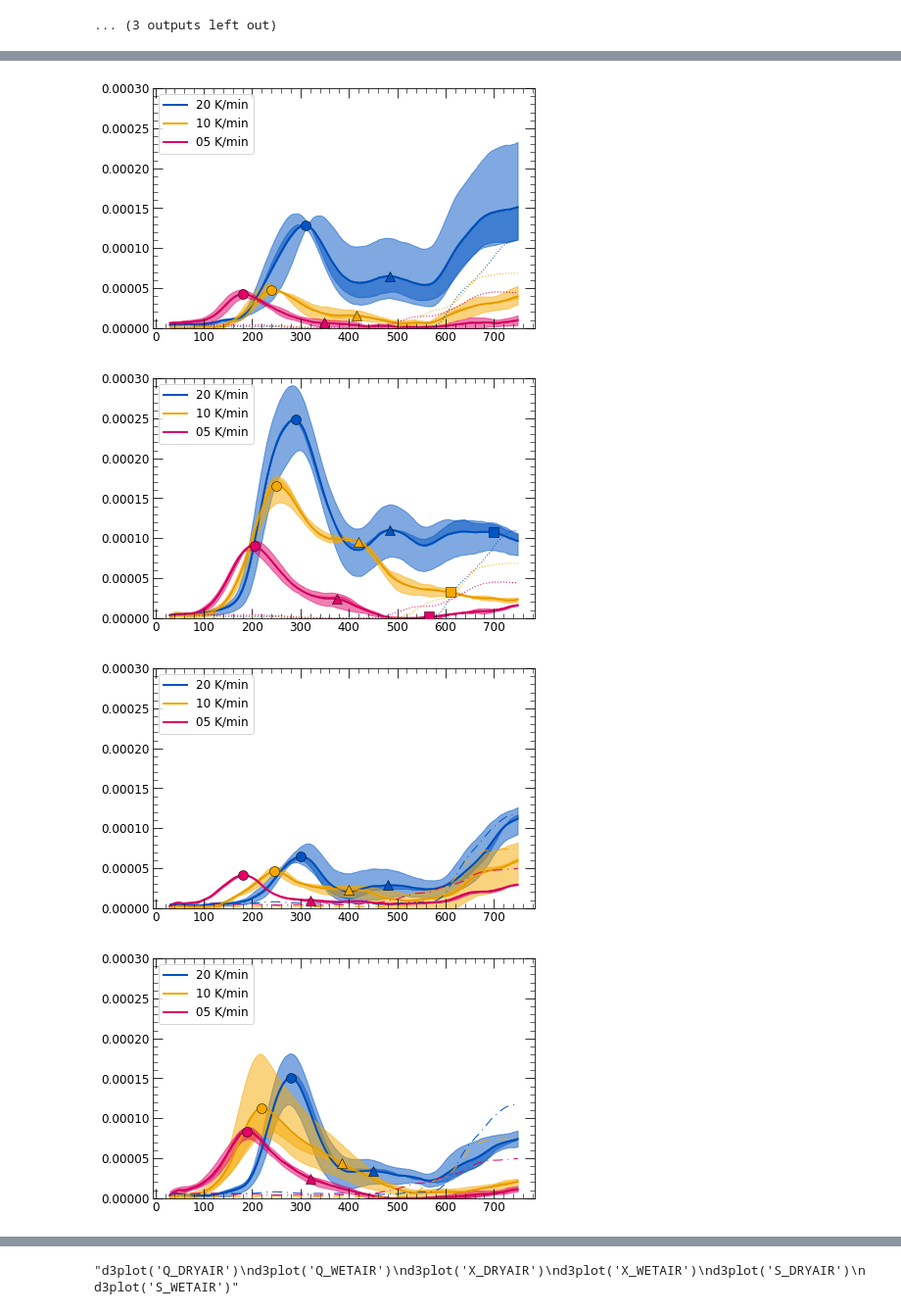
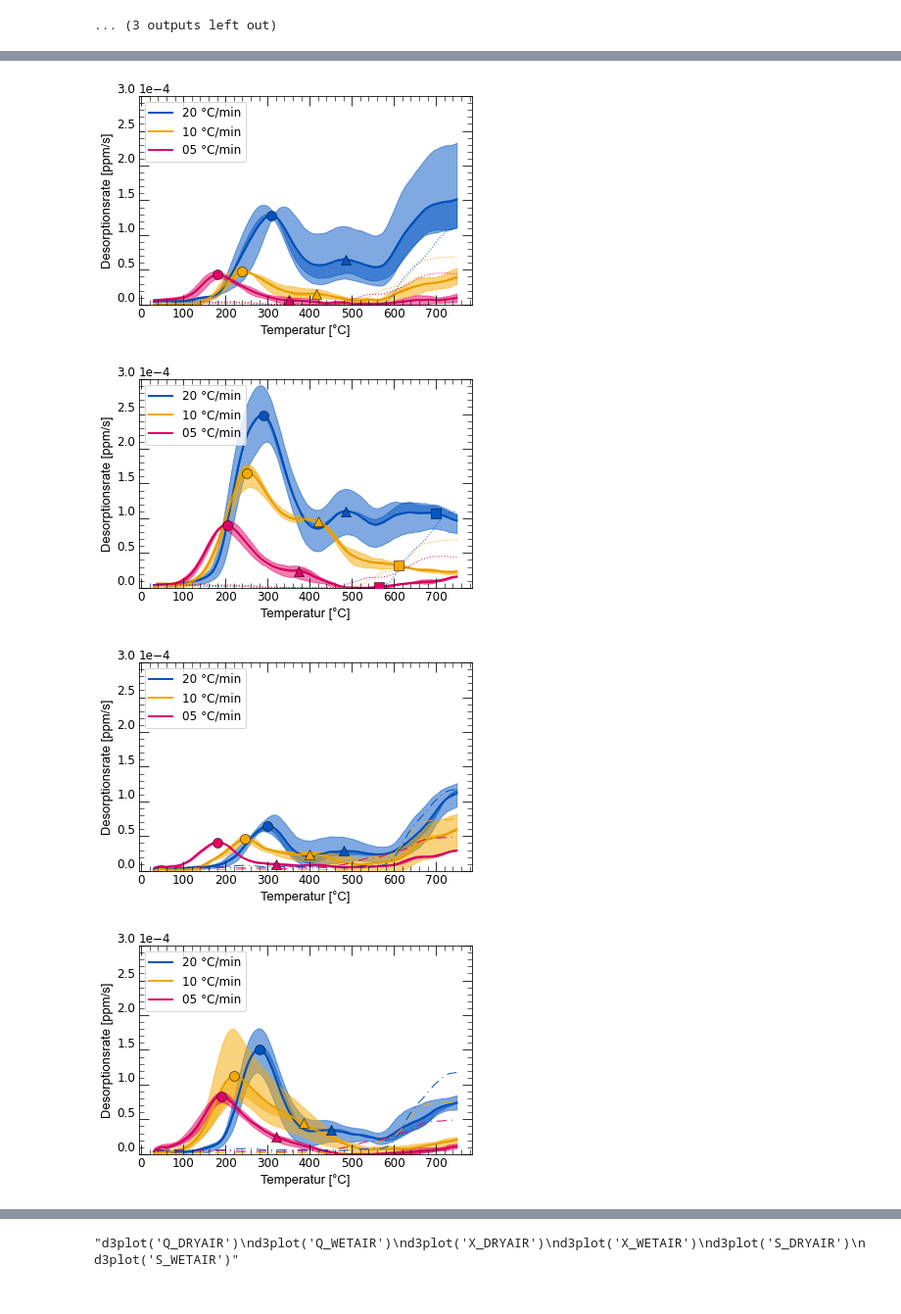
Before and after one commit to KMDE-10/HYDROGEN, a Jupyter notebook: 2020-11_HYDROGEN.ipynb, the cells around one changed output, grey strips where cells are left out. Shown at 98% size. Drawn from its saved outputs; the diff is of its cells as text; code cells hidden in the pictures.

```diff
--- a/2020-11_HYDROGEN.ipynb
+++ b/2020-11_HYDROGEN.ipynb
@@ -992,8 +995,10 @@ def d3plot_mat(type:str)-> None:
     fig.savefig(savename)
 # %%
+import matplotlib.ticker as mtick
 def groupplot(type: str) -> None:
     plt.style.use('C:\\Users\\maede\\.matplotlib\\diss_martin_general.mplstyle')
-    fig,ax = plt.subplots()
+    fig=plt.figure()
+    ax=fig.add_axes([0.132,0.125,0.75,0.75])
     l=['H','M','L']
     stylemap={'Q':':','X':'-.','S':'--'}
     for c in l:
@@ -1005,7 +1010,7 @@ def groupplot(type: str) -> None:
 
         color={'H':'#0054c3','M':'#F6A800','L':'#E30066'}
         depth={'H':0.01,'M':0.005,'L':0.0025}
-        label={'H':'20 K/min','M':'10 K/min','L':'05 K/min'}
+        label={'H':'20 °C/min','M':'10 °C/min','L':'05 °C/min'}
         ax.plot(xs, ys, lw=2,color=color[c],zorder=1,label=label[c])
         ax.set_ylim([0,0.0003])
         ax.plot(xs, ys, lw=0.1,color='black',zorder=2)
@@ -1018,38 +1023,42 @@ def groupplot(type: str) -> None:
             ax.scatter(gmeasurements[h].diffpeak,ppms_get('diffpeak',h),marker='o',facecolor=color[c],linewidths=0.5,alpha=1,zorder=5)
             ax.scatter(gmeasurements[h].trappeak2,ppms_get('trappeak2',h),marker='s',facecolor=color[c],linewidths=0.5,alpha=1,zorder=5)
             ax.scatter(gmeasurements[h].trappeak1,ppms_get('trappeak1',h),marker='^',facecolor=color[c],linewidths=0.5,alpha=1,zorder=5)
 
         elif type[0]== 'X':
 
             ax.scatter(gmeasurements[h].diffpeak,ppms_get('diffpeak',h),marker='o',facecolor=color[c],linewidths=0.5,alpha=1,zorder=5)
             ax.scatter(gmeasurements[h].trappeak1,ppms_get('trappeak1',h),marker='^',facecolor=color[c],linewidths=0.5,alpha=1,zorder=5)
 
         elif type[0]== 'S':
 
 
             ax.scatter(gmeasurements[h].diffpeak,ppms_get('diffpeak',h),marker='o',facecolor=color[c],linewidths=0.5,alpha=1,zorder=5)
 
         elif type[0:3]== 'Q_D':
 
             ax.scatter(gmeasurements[h].diffpeak,ppms_get('diffpeak',h),marker='o',facecolor=color[c],linewidths=0.5,alpha=1,zorder=5)
             ax.scatter(gmeasurements[h].trappeak1,ppms_get('trappeak1',h),marker='^',facecolor=color[c],linewidths=0.5,alpha=1,zorder=5)
-
-
+        plt.xticks(np.arange(.001,750,100))
+        fontproperties = {'font':'Arial','size':13}
+        ax.set_ylabel('Desorptionsrate [ppm/s]',fontproperties)
+        ax.set_xlabel('Temperatur [°C]',fontproperties)
+        plt.ticklabel_format(axis="y", style="sci", scilimits=(0,0))
+        #ax.yaxis.set_major_formatter(mtick.FormatStrFormatter('%.e'))
         plt.legend()
 
 
     plt.show()
-    savename=type+'3d.svg'
-    fig.savefig(savename,dpi=500,bbox_inches='tight')
+    savename=type+'3d.png'
+    fig.savefig(savename,dpi=500)
 
 groupplot('Q_DRYAIR')
 groupplot('Q_WETAIR')
 groupplot('X_DRYAIR')
 groupplot('X_WETAIR')
 groupplot('S_DRYAIR')
 groupplot('S_WETAIR')
 # %% [output]
-[figure, old version]
+[figure, new version]
-[figure, old version]
+[figure, new version]
-[figure, old version]
+[figure, new version]
-[figure, old version]
+[figure, new version]
```
Also changed, not shown: parts of 11 cells of this notebook, 1 other file.
